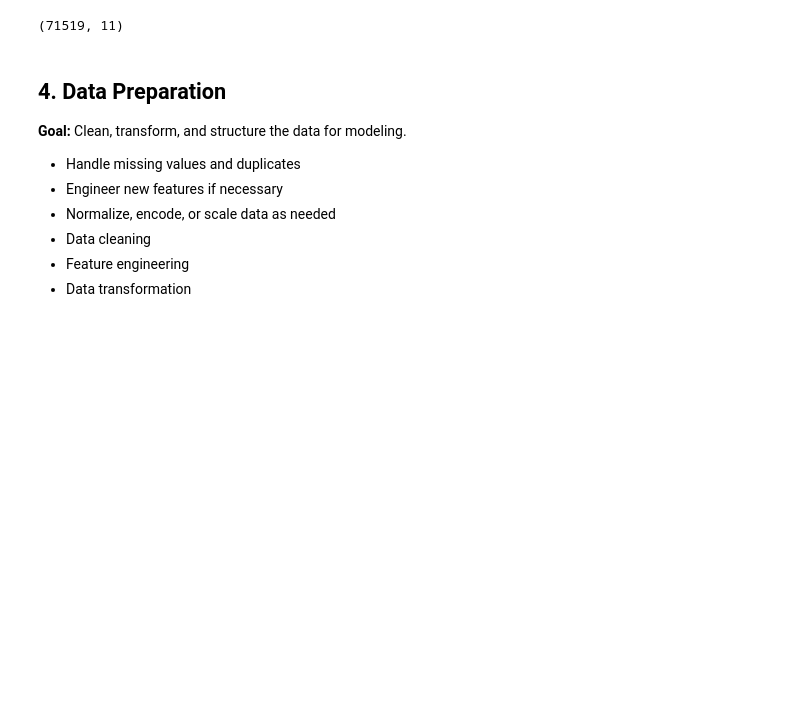
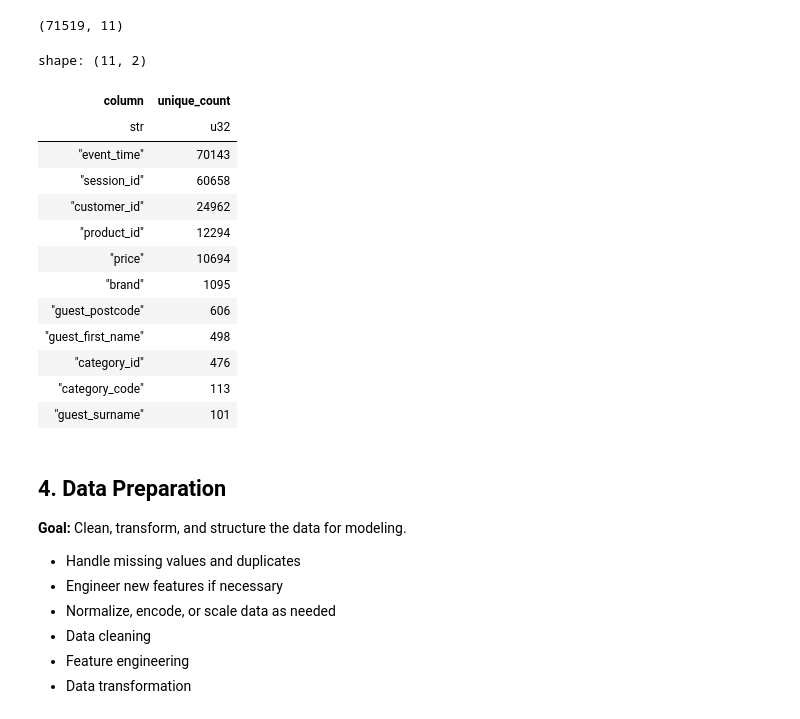
Before and after one commit to chrispaynes/OSDSC-Portfolio, a Jupyter notebook: analytics/customer_identification/main.ipynb, the cells around one changed output. Saved outputs shown, nothing was run; the diff lists cells and outputs as text; code cells hidden in the pictures; blank space fills up the shorter version.

```diff
--- a/analytics/customer_identification/main.ipynb
+++ b/analytics/customer_identification/main.ipynb
@@ -249,3 +251,25 @@ shape: (9, 12)
 | "75%" | null | 8.700289e6 | 2.0530e18 | null | null | 370.12 | null | 27618.0 | ... |
 | "max" | "2022-10-31 23:55:13+00:00" | 6.0500001e7 | 2.1724e18 | "stationery.cartrige" | "zte" | 2570.18 | "fffe2010-d084-4e54-b865-ed77a286... | 5.66239774e8 | ... |
 (71519, 11)
+# %%
+# Display the number of unique values in each column
+purchases_eda_df.select([
+    pl.col(col_name).n_unique().alias(col_name)
+    for col_name in purchases_eda_df.columns
+]).transpose(include_header=True, header_name="column", column_names=["unique_count"])\
+    .sort("unique_count", descending=True)
+# %% [output]
+shape: (11, 2)
+| column | unique_count |
+| str | u32 |
+| "event_time" | 70143 |
+| "session_id" | 60658 |
+| "customer_id" | 24962 |
+| "product_id" | 12294 |
+| "price" | 10694 |
+| "brand" | 1095 |
+| "guest_postcode" | 606 |
+| "guest_first_name" | 498 |
+| "category_id" | 476 |
+| "category_code" | 113 |
+| "guest_surname" | 101 |
```
Also changed, not shown: parts of 2 cells of this notebook.
